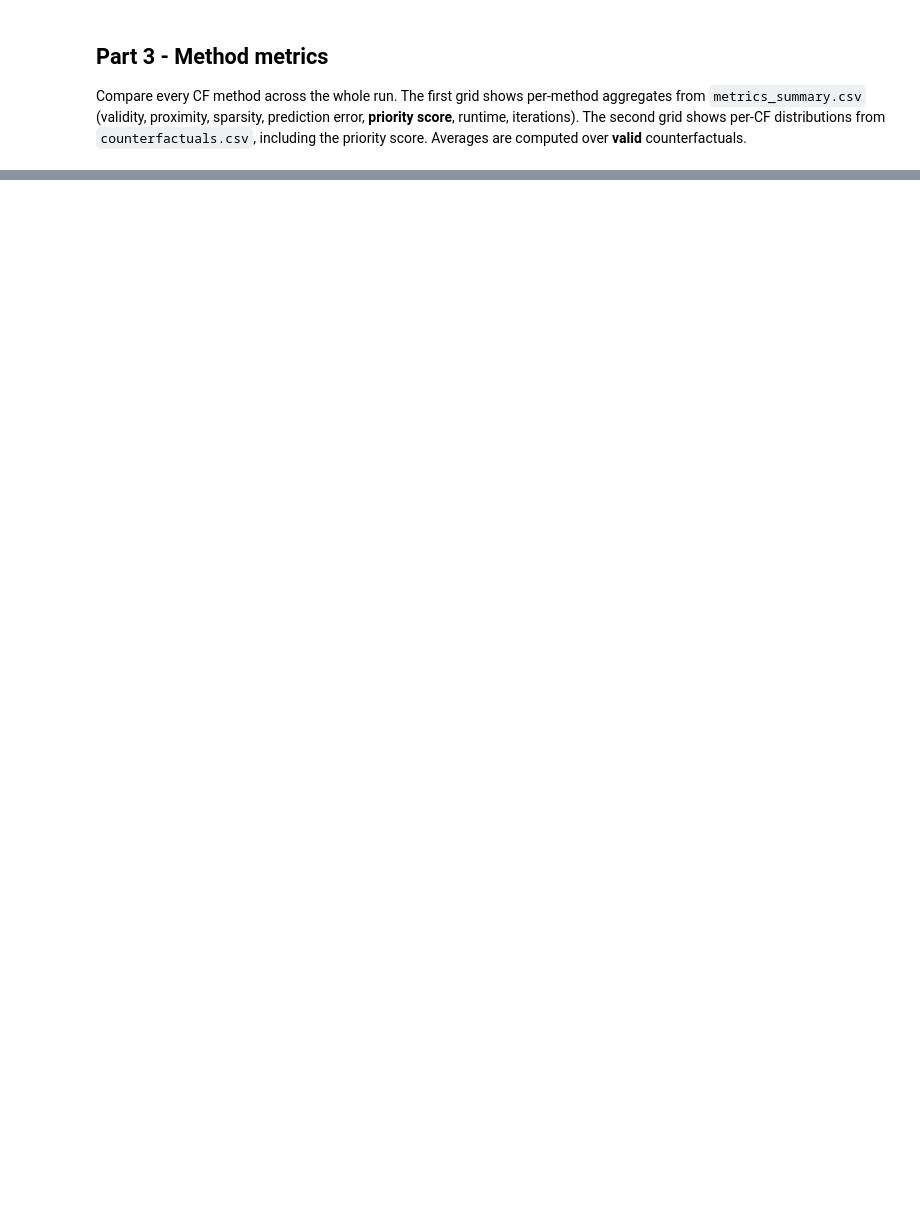
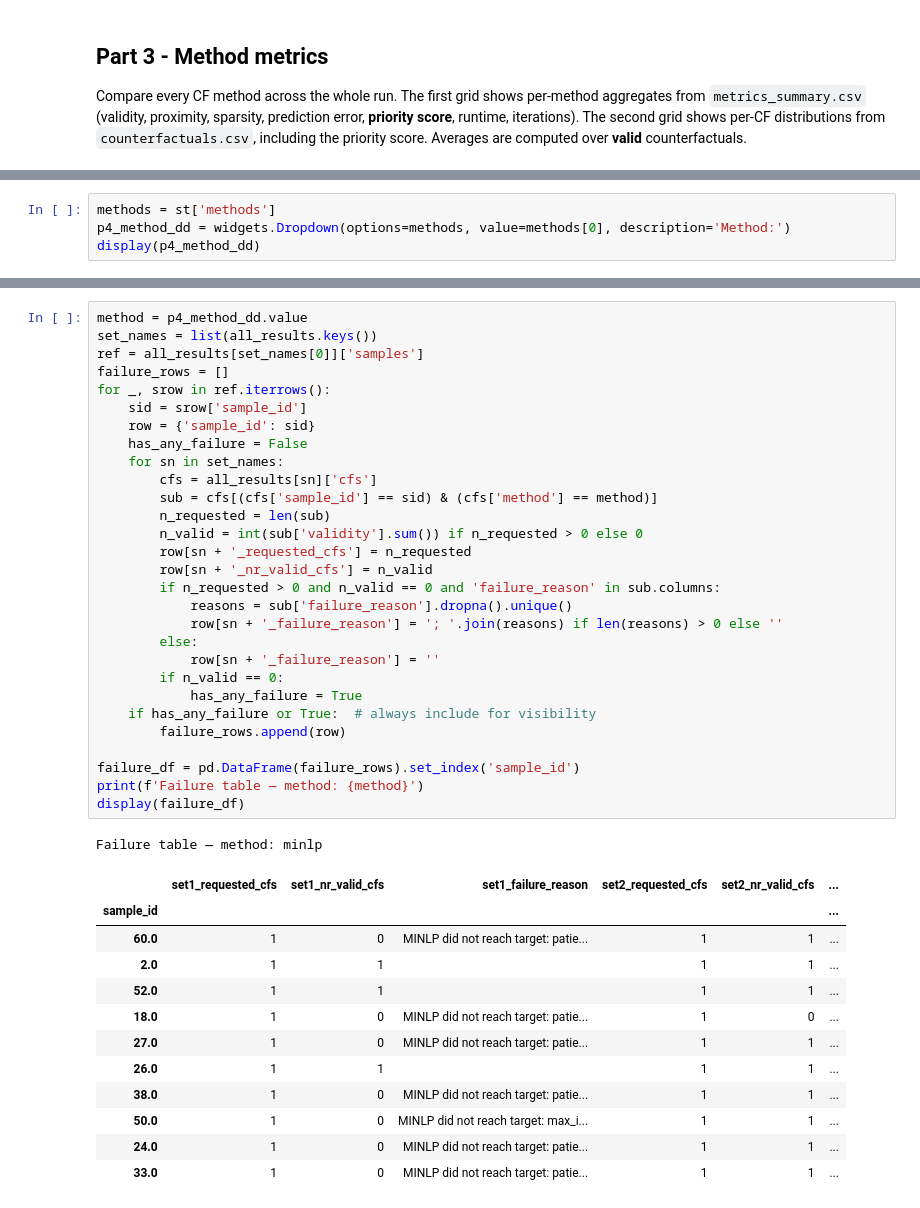
Before and after one commit to Barszo/explainit, a Jupyter notebook: explainit/experiments/continuous_minlp/priority_methods/results_explorer.ipynb, the cells around one changed output, grey strips where cells are left out. Drawn from its saved outputs; the diff is of its cells as text; blank space fills up the shorter version.

```diff
--- a/explainit/experiments/continuous_minlp/priority_methods/results_explorer.ipynb
+++ b/explainit/experiments/continuous_minlp/priority_methods/results_explorer.ipynb
@@ -511,0 +573,4 @@ plt.tight_layout(); plt.show()
+# %%
+methods = st['methods']
+p4_method_dd = widgets.Dropdown(options=methods, value=methods[0], description='Method:')
+display(p4_method_dd)
@@ -511,0 +623,43 @@ plt.tight_layout(); plt.show()
+# %%
+method = p4_method_dd.value
+set_names = list(all_results.keys())
+ref = all_results[set_names[0]]['samples']
+failure_rows = []
+for _, srow in ref.iterrows():
+    sid = srow['sample_id']
+    row = {'sample_id': sid}
+    has_any_failure = False
+    for sn in set_names:
+        cfs = all_results[sn]['cfs']
+        sub = cfs[(cfs['sample_id'] == sid) & (cfs['method'] == method)]
+        n_requested = len(sub)
+        n_valid = int(sub['validity'].sum()) if n_requested > 0 else 0
+        row[sn + '_requested_cfs'] = n_requested
+        row[sn + '_nr_valid_cfs'] = n_valid
+        if n_requested > 0 and n_valid == 0 and 'failure_reason' in sub.columns:
+            reasons = sub['failure_reason'].dropna().unique()
+            row[sn + '_failure_reason'] = '; '.join(reasons) if len(reasons) > 0 else ''
+        else:
+            row[sn + '_failure_reason'] = ''
+        if n_valid == 0:
+            has_any_failure = True
+    if has_any_failure or True:  # always include for visibility
+        failure_rows.append(row)
+
+failure_df = pd.DataFrame(failure_rows).set_index('sample_id')
+print(f'Failure table — method: {method}')
+display(failure_df)
+# %% [output]
+Failure table — method: minlp
+|  | set1_requested_cfs | set1_nr_valid_cfs | set1_failure_reason | set2_requested_cfs | set2_nr_valid_cfs | ... |
+| sample_id |  |  |  |  |  | ... |
+| 60.0 | 1 | 0 | MINLP did not reach target: patie... | 1 | 1 | ... |
+| 2.0 | 1 | 1 |  | 1 | 1 | ... |
+| 52.0 | 1 | 1 |  | 1 | 1 | ... |
+| 18.0 | 1 | 0 | MINLP did not reach target: patie... | 1 | 0 | ... |
+| 27.0 | 1 | 0 | MINLP did not reach target: patie... | 1 | 1 | ... |
+| 26.0 | 1 | 1 |  | 1 | 1 | ... |
+| 38.0 | 1 | 0 | MINLP did not reach target: patie... | 1 | 1 | ... |
+| 50.0 | 1 | 0 | MINLP did not reach target: max_i... | 1 | 1 | ... |
+| 24.0 | 1 | 0 | MINLP did not reach target: patie... | 1 | 1 | ... |
+| 33.0 | 1 | 0 | MINLP did not reach target: patie... | 1 | 1 | ... |
```
Also changed, not shown: parts of 16 cells of this notebook, 8 other files.
